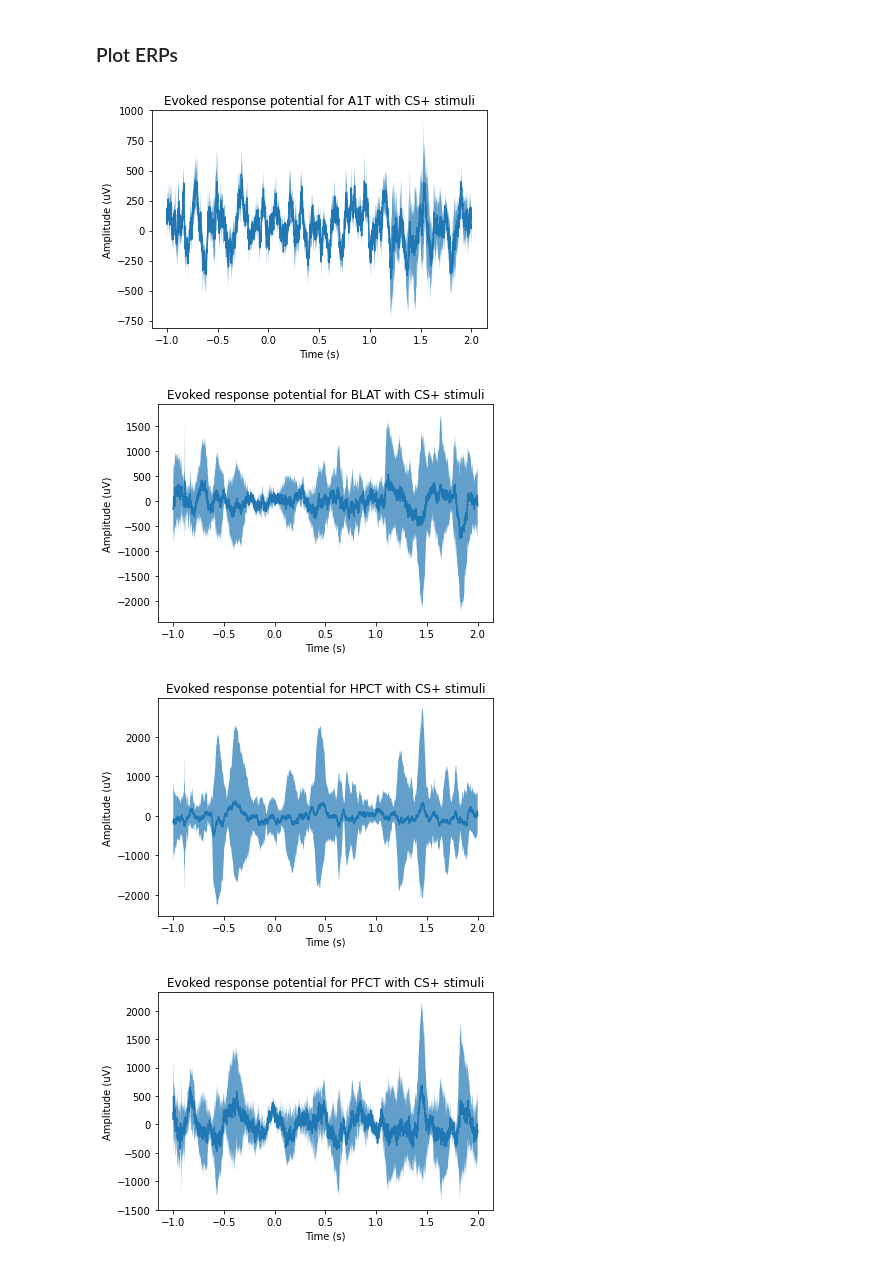
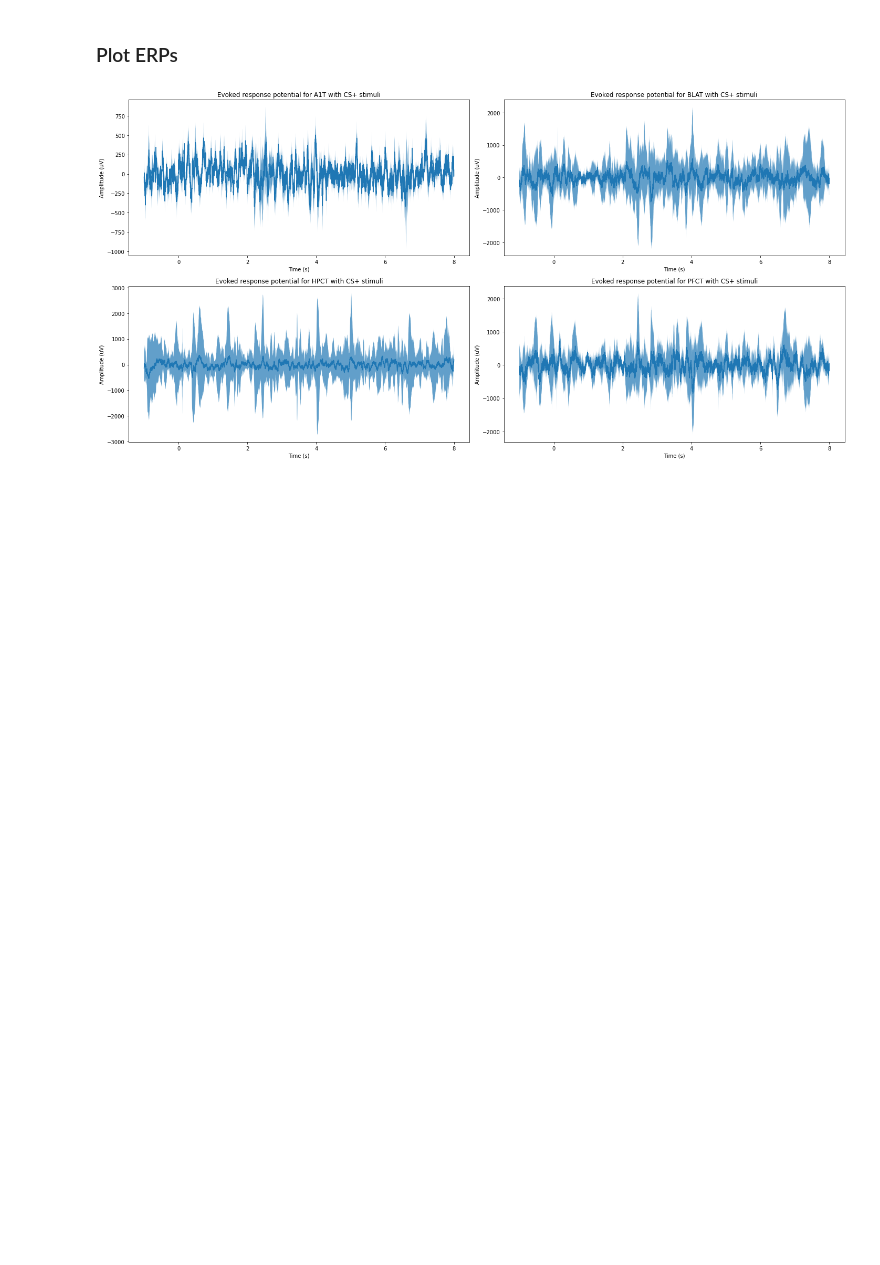
Before and after one commit to Maegori/InternshipCode, a Jupyter notebook: erp.ipynb, the cells around one changed output. Cells and saved outputs as stored; diff of their text form; code cells hidden in the pictures; blank space fills up the shorter version.

Commit message:
fixed stimuli timings again

```diff
--- a/erp.ipynb
+++ b/erp.ipynb
@@ -55,13 +61,13 @@ ds_factor = Fs // fs_target
 ds_length = signal.shape[1] // ds_factor
 
 downsampled_signal = np.empty((signal.shape[0], ds_length))
-downsampled_ts = np.empty(ds_length)
+# downsampled_ts = np.empty(ds_length)
 
 for idx in range(ds_length):
     downsampled_signal[:, idx] = signal[:, idx * ds_factor]
-    downsampled_ts[idx] = ts[idx * ds_factor]
+    # downsampled_ts[idx] = ts[idx * ds_factor]
 # %%
-filtered_signal = butter_bandstop_filter(downsampled_signal, lowcut=48, highcut=51, fs=fs_target, order=5)
+filtered_signal = butter_bandstop_filter(downsampled_signal[:128], lowcut=48, highcut=51, fs=fs_target, order=5)
 # %% [markdown]
 ### Save data
 
@@ -80,0 +77,6 @@ print(CSmin_idx)
+# %%
+CSmin_idx = find_stimuli(downsampled_signal[144], threshold=10000, fs=fs_target, min_spacing=119)
+CSplus_idx = find_stimuli(downsampled_signal[145], threshold=10000, fs=fs_target, min_spacing=119)
+
+print(CSmin_idx)
+print(CSplus_idx)
@@ -81,25 +91,27 @@ print(CSmin_idx)
 # %% [markdown]
 ### Plot ERPs
 # %%
-for br in brain_regions:
+fig, axes = plt.subplots(nrows=2, ncols=2, figsize=(20, 10))
+axes = axes.flatten()
+
+for idx, br in enumerate(brain_regions):
     responses = []
     for trode in get_brain_region(unique_channel_names, br):
         channels = get_channel_idx(channel_names, trode)
-        responses.append(evoked_response_potential(filtered_signal, CSplus_idx, channels, -1, 2, num_stimuli=0, plot=False))
+        responses.append(evoked_response_potential(filtered_signal, CSplus_idx, channels, -1, 8, num_stimuli=0, plot=False))
     responses = np.vstack(responses)
 
     std = np.std(responses, axis=0)
     y_mean = np.mean(responses, axis=0)
 
-    plt.fill_between(np.linspace(-1, 2, responses.shape[1]), y_mean - std, y_mean + std, alpha=0.7)
-    plt.plot(np.linspace(-1, 2, responses.shape[1]), y_mean)
-    plt.xlabel("Time (s)")
-    plt.ylabel("Amplitude (uV)")
-    plt.title(f"Evoked response potential for {br} with CS+ stimuli")
-    plt.show()
+    axes[idx].fill_between(np.linspace(-1, 8, responses.shape[1]), y_mean - std, y_mean + std, alpha=0.7)
+    axes[idx].plot(np.linspace(-1, 8, responses.shape[1]), y_mean)
+    axes[idx].set_xlabel("Time (s)")
+    axes[idx].set_ylabel("Amplitude (uV)")
+    axes[idx].set_title(f"Evoked response potential for {br} with CS+ stimuli")
+
+fig.tight_layout()
+fig.show()
 # %% [output]
-[figure, old version]
+[figure, new version]
-[figure, removed]
-[figure, removed]
-[figure, removed]
 # %%
```
Also changed, not shown: parts of 13 cells of this notebook, 2 other files.
